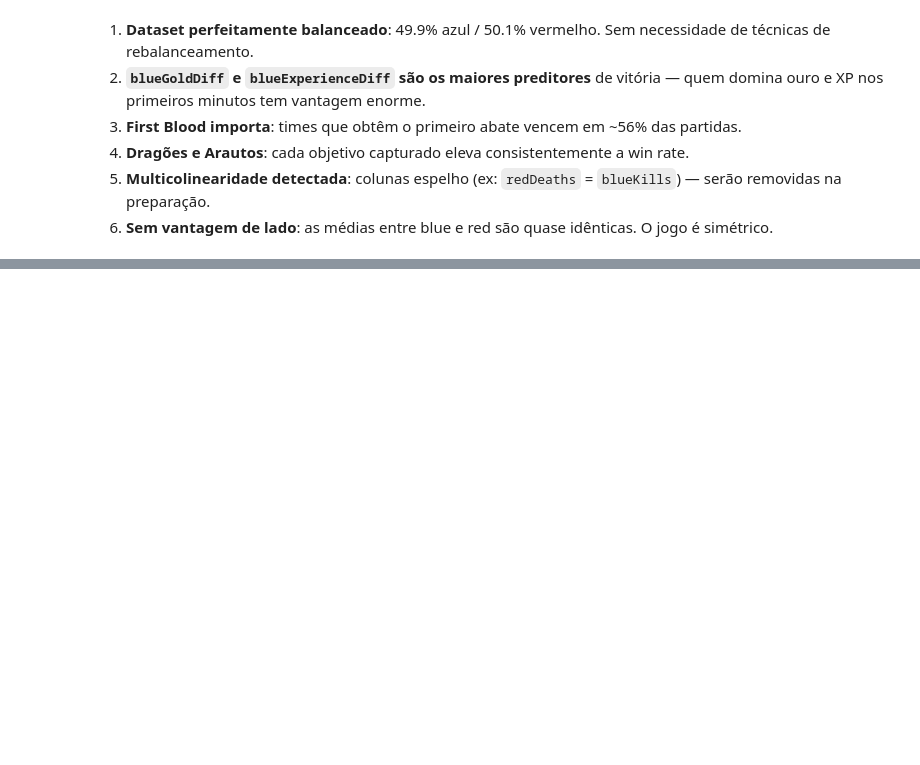
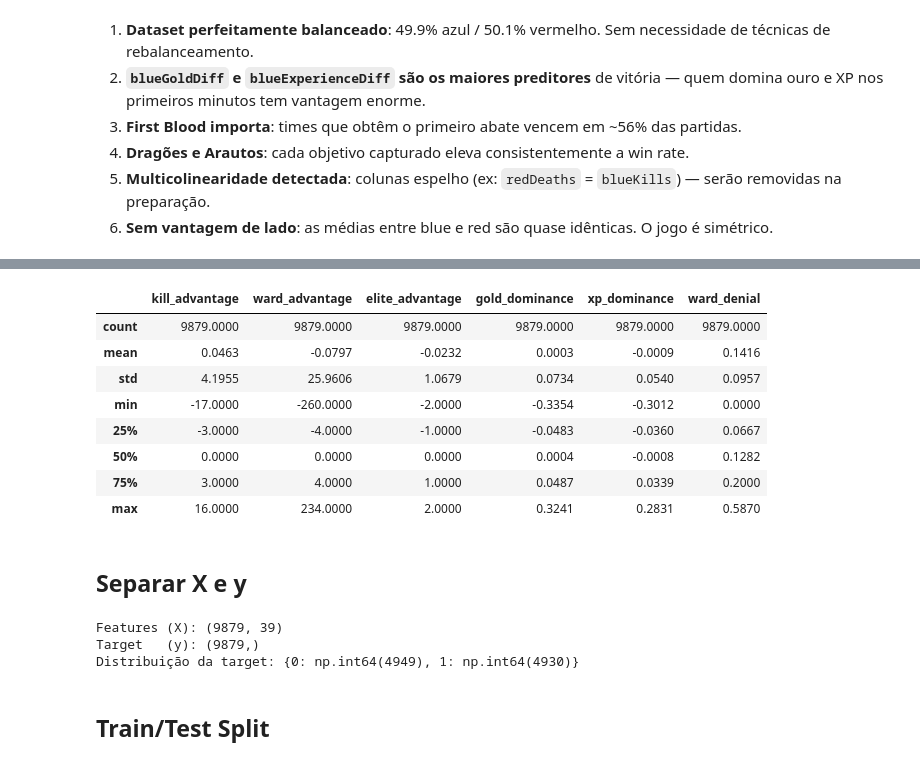
Before and after one commit to DandanLeinad/data-science-ebac-mod43, a Jupyter notebook: lol_match_winner_prediction.ipynb, the cells around one changed output, grey strips where cells are left out. Saved outputs shown, nothing was run; the diff lists cells and outputs as text; code cells hidden in the pictures; blank space fills up the shorter version.

Commit message:
feat: preparação dos dados e feature engineering feito

```diff
--- a/lol_match_winner_prediction.ipynb
+++ b/lol_match_winner_prediction.ipynb
@@ -695,0 +774,34 @@ Conclusão: as médias são praticamente simétricas — sem vantagem estrutural
+# %%
+# Dominância de ouro normalizada pelo ouro total da partida
+total_gold = (
+    df_feature_engineering["blueTotalGold"] + df_feature_engineering["redTotalGold"]
+)
+df_feature_engineering["gold_dominance"] = (
+    df_feature_engineering["blueGoldDiff"] / total_gold
+)
+# %%
+# Dominância de XP normalizada
+total_xp = (
+    df_feature_engineering["blueTotalExperience"] + df_feature_engineering["redTotalExperience"]
+)
+df_feature_engineering["xp_dominance"] = (
+    df_feature_engineering["blueExperienceDiff"] / total_xp
+)
+# %%
+# Eficiência anti-ward (wards inimigas destruídas / wards inimigas colocadas)
+df_feature_engineering["ward_denial"] = df_feature_engineering["blueWardsDestroyed"] / (
+    df_feature_engineering["redWardsPlaced"] + 1
+)
+# %%
+new_features = [
+    "kill_advantage",
+    "ward_advantage",
+    "elite_advantage",
+    "gold_dominance",
+    "xp_dominance",
+    "ward_denial",
+]
+print("Novas features criadas:")
+for f in new_features:
+    print(f"  {f}")
+print(f"Total de features: {df_feature_engineering.shape[1] - 1}")
@@ -695,0 +817,14 @@ Conclusão: as médias são praticamente simétricas — sem vantagem estrutural
+# %%
+df_feature_engineering[new_features].describe().round(4)
+# %% [output]
+|  | kill_advantage | ward_advantage | elite_advantage | gold_dominance | xp_dominance | ward_denial |
+| count | 9879.0000 | 9879.0000 | 9879.0000 | 9879.0000 | 9879.0000 | 9879.0000 |
+| mean | 0.0463 | -0.0797 | -0.0232 | 0.0003 | -0.0009 | 0.1416 |
+| std | 4.1955 | 25.9606 | 1.0679 | 0.0734 | 0.0540 | 0.0957 |
+| min | -17.0000 | -260.0000 | -2.0000 | -0.3354 | -0.3012 | 0.0000 |
+| 25% | -3.0000 | -4.0000 | -1.0000 | -0.0483 | -0.0360 | 0.0667 |
+| 50% | 0.0000 | 0.0000 | 0.0000 | 0.0004 | -0.0008 | 0.1282 |
+| 75% | 3.0000 | 4.0000 | 1.0000 | 0.0487 | 0.0339 | 0.2000 |
+| max | 16.0000 | 234.0000 | 2.0000 | 0.3241 | 0.2831 | 0.5870 |
+# %% [markdown]
+## Separar X e y
@@ -695,0 +834,10 @@ Conclusão: as médias são praticamente simétricas — sem vantagem estrutural
+# %%
+print(f"Features (X): {X.shape}")
+print(f"Target   (y): {y.shape}")
+print(f"Distribuição da target: {dict(y.value_counts().sort_index())}")
+# %% [output]
+Features (X): (9879, 39)
+Target   (y): (9879,)
+Distribuição da target: {0: np.int64(4949), 1: np.int64(4930)}
+# %% [markdown]
+## Train/Test Split
```
Also changed, not shown: parts of 20 cells of this notebook.
